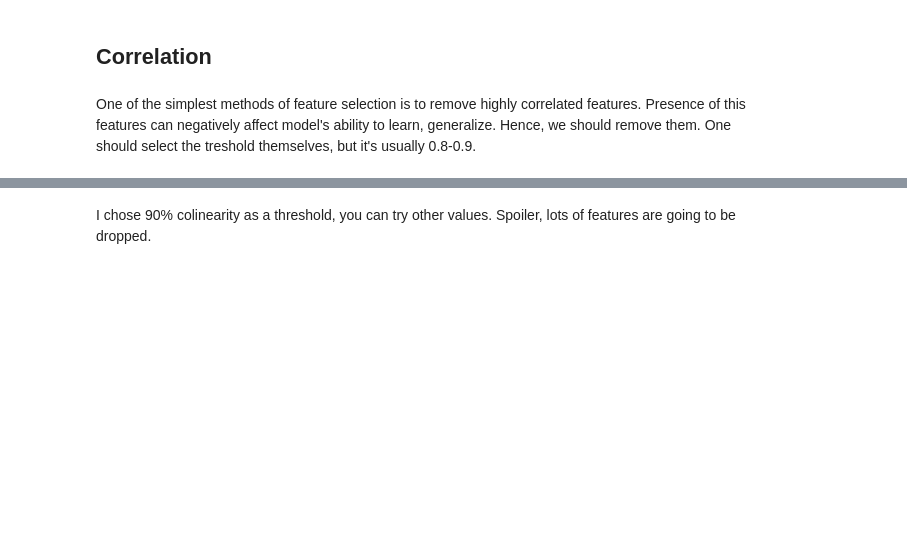
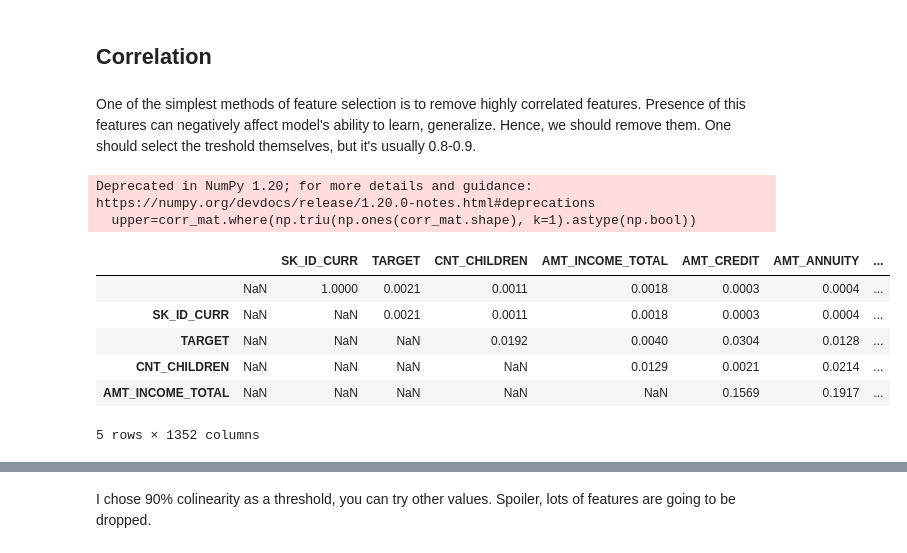
Before and after one commit to akimalikhanov/w, a Jupyter notebook: 3_Feature_Selection.ipynb, the cells around one changed output, grey strips where cells are left out. Cells and saved outputs as stored; diff of their text form; code cells hidden in the pictures; blank space fills up the shorter version.

```diff
--- a/3_Feature_Selection.ipynb
+++ b/3_Feature_Selection.ipynb
@@ -34,7 +34,17 @@ Note: with huge files like this, it may be a good idea to [use some formats othe
 # %% [markdown]
 One of the simplest methods of feature selection is to remove highly correlated features. Presence of this features can negatively affect model's ability to learn, generalize. Hence, we should remove them. One should select the treshold themselves, but it's usually 0.8-0.9.
 # %%
-# corr_mat=train.corr().abs()
-# upper=corr_mat.where(np.triu(np.ones(corr_mat.shape), k=1).astype(np.bool))
-# upper.head()
+corr_mat=train.corr().abs()
+upper=corr_mat.where(np.triu(np.ones(corr_mat.shape), k=1).astype(np.bool))
+upper.head()
+# %% [output]
+Deprecated in NumPy 1.20; for more details and guidance: https://numpy.org/devdocs/release/1.20.0-notes.html#deprecations
+  upper=corr_mat.where(np.triu(np.ones(corr_mat.shape), k=1).astype(np.bool))
+|  |  | SK_ID_CURR | TARGET | CNT_CHILDREN | AMT_INCOME_TOTAL | AMT_CREDIT | AMT_ANNUITY | ... |
+|  | NaN | 1.0000 | 0.0021 | 0.0011 | 0.0018 | 0.0003 | 0.0004 | ... |
+| SK_ID_CURR | NaN | NaN | 0.0021 | 0.0011 | 0.0018 | 0.0003 | 0.0004 | ... |
+| TARGET | NaN | NaN | NaN | 0.0192 | 0.0040 | 0.0304 | 0.0128 | ... |
+| CNT_CHILDREN | NaN | NaN | NaN | NaN | 0.0129 | 0.0021 | 0.0214 | ... |
+| AMT_INCOME_TOTAL | NaN | NaN | NaN | NaN | NaN | 0.1569 | 0.1917 | ... |
+5 rows × 1352 columns
 # %%
```
Also changed, not shown: parts of 22 cells of this notebook.
